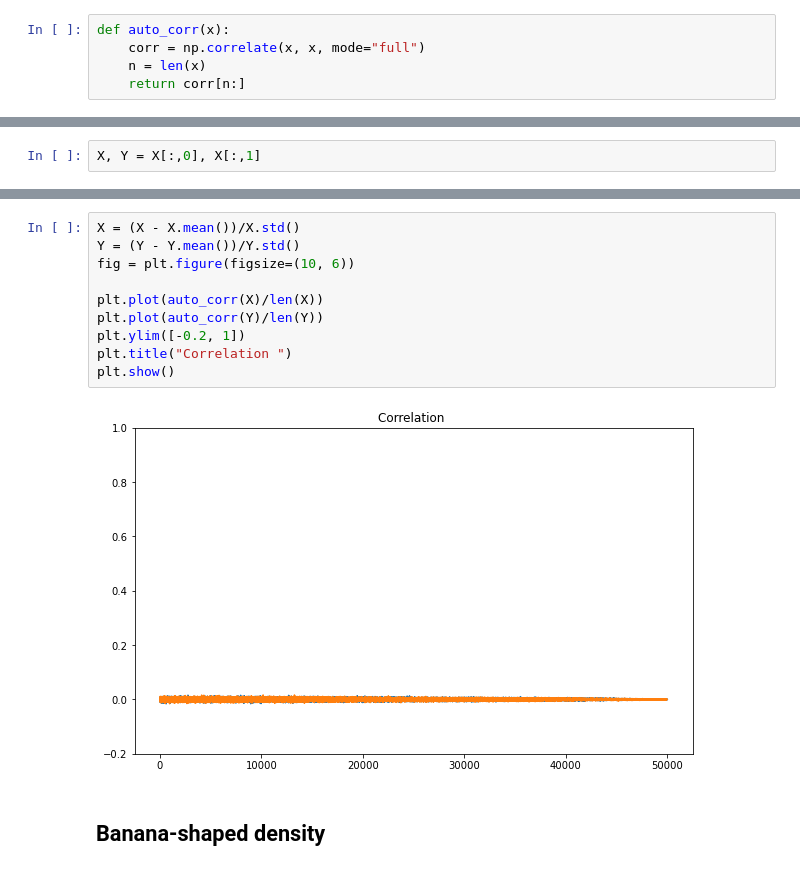
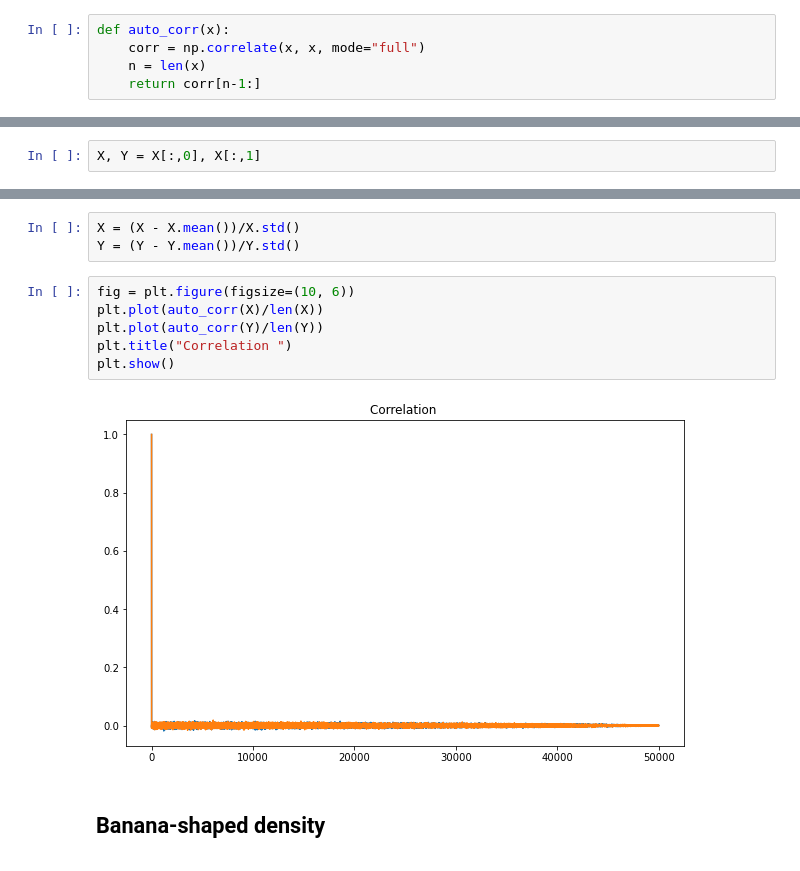
Before and after one commit to simonqueric/MVA, a Jupyter notebook: ComputationalStatistics/Lab4/Lab4_Compstat.ipynb, the cells around one changed output, grey strips where cells are left out. Drawn from its saved outputs; the diff is of its cells as text.

```diff
--- a/ComputationalStatistics/Lab4/Lab4_Compstat.ipynb
+++ b/ComputationalStatistics/Lab4/Lab4_Compstat.ipynb
@@ -72,7 +72,7 @@ Y = (Y - Y.mean())/Y.std()
 def auto_corr(x):
     corr = np.correlate(x, x, mode="full")
     n = len(x)
-    return corr[n:]
+    return corr[n-1:]
 # %%
 fig = plt.figure(figsize=(15, 8))
 plt.plot(auto_corr(X)/len(X))
@@ -200,15 +200,14 @@ plt.show()
+# %%
+X = (X - X.mean())/X.std()
+Y = (Y - Y.mean())/Y.std()
 # %%
-X = (X - X.mean())/X.std()
-Y = (Y - Y.mean())/Y.std()
 fig = plt.figure(figsize=(10, 6))
-
 plt.plot(auto_corr(X)/len(X))
 plt.plot(auto_corr(Y)/len(Y))
-plt.ylim([-0.2, 1])
 plt.title("Correlation ")
 plt.show()
 # %% [output]
-[figure, old version]
+[figure, new version]
 # %% [markdown]
 ## Banana-shaped density
 # %%
```
Also changed, not shown: parts of 19 cells of this notebook.
